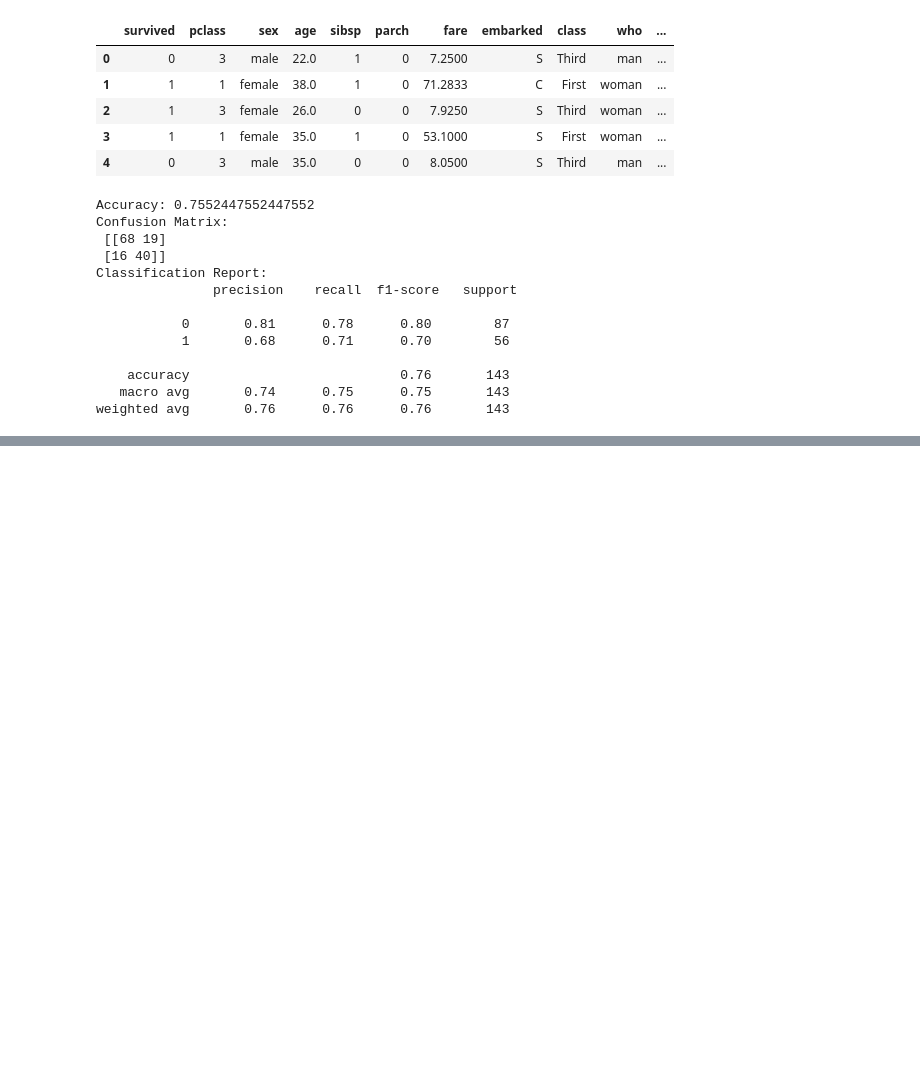
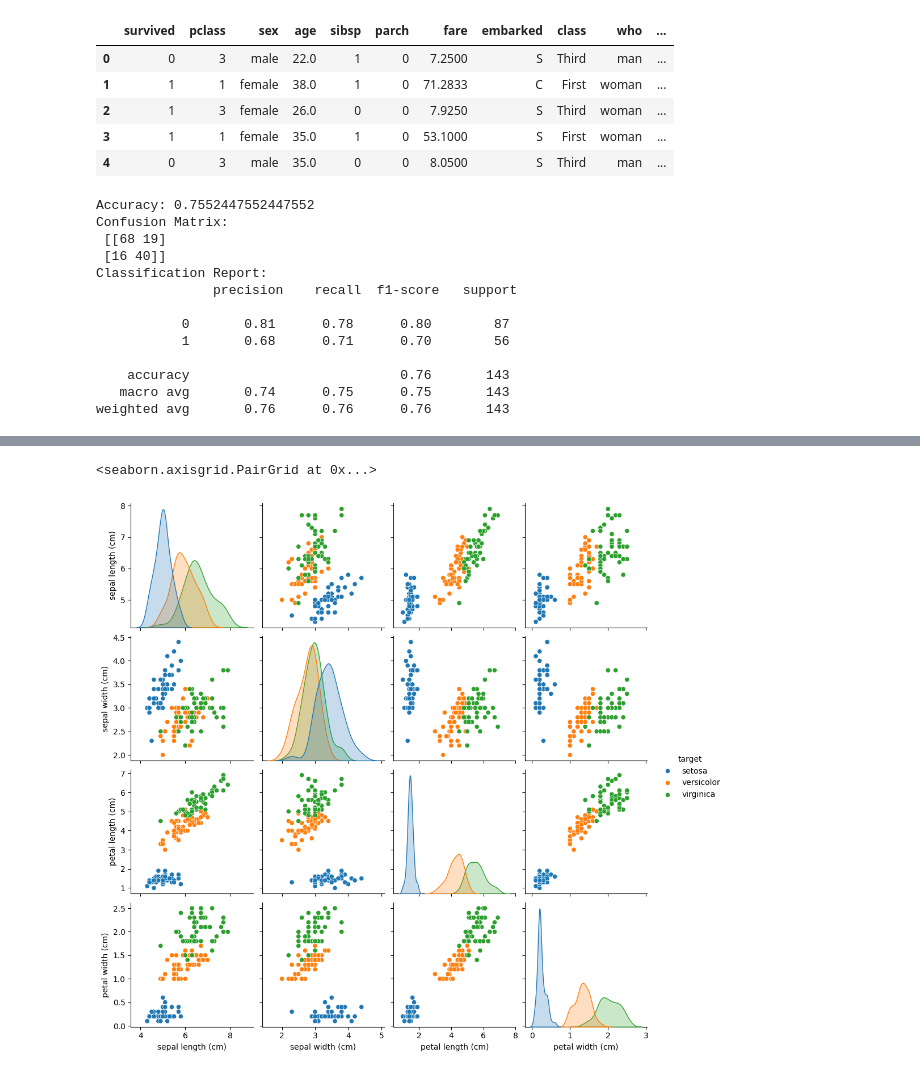
Before and after one commit to shun0109/tmp, a Jupyter notebook: lec.ipynb, the cells around one changed output, grey strips where cells are left out. Saved outputs shown, nothing was run; the diff lists cells and outputs as text; code cells hidden in the pictures; blank space fills up the shorter version.

```diff
--- a/lec.ipynb
+++ b/lec.ipynb
@@ -65,3 +71,14 @@ Classification Report:
     accuracy                           0.76       143
    macro avg       0.74      0.75      0.75       143
 weighted avg       0.76      0.76      0.76       143
+# %%
+iris = load_iris()
+df=pd.DataFrame(iris.data,
+                columns=iris.feature_names,
+              )
+# %%
+df['target']=iris.target
+
+df.loc[df['target'] == 0, 'target'] = "setosa"
+df.loc[df['target'] == 1, 'target'] = "versicolor"
+df.loc[df['target'] == 2, 'target'] = "virginica"
@@ -67,0 +97,5 @@ weighted avg       0.76      0.76      0.76       143
+# %%
+sns.pairplot(df,hue='target')
+# %% [output]
+<seaborn.axisgrid.PairGrid at 0x...>
+[figure, added]
```
Also changed, not shown: parts of 24 cells of this notebook.
